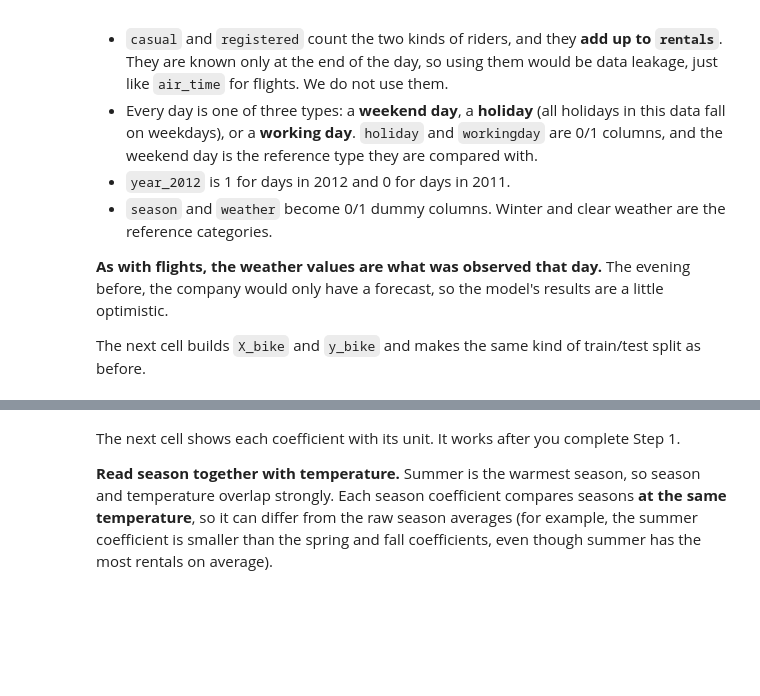
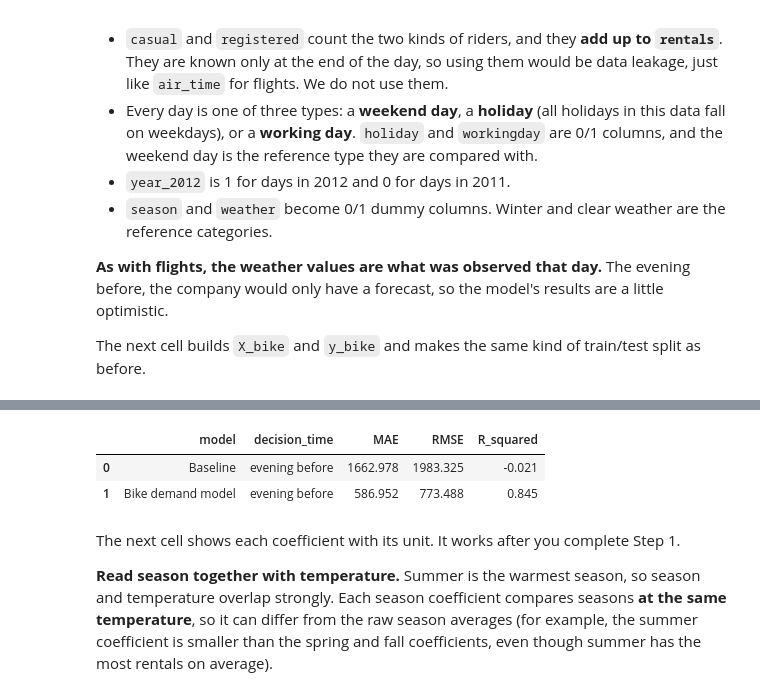
Before and after one commit to diantasmaa/ban6003-week-12-13-diana, a Jupyter notebook: notebooks/module12_linear_regression_guided_lab.ipynb, the cells around one changed output, grey strips where cells are left out. Cells and saved outputs as stored; diff of their text form; code cells hidden in the pictures; blank space fills up the shorter version.

```diff
--- a/notebooks/module12_linear_regression_guided_lab.ipynb
+++ b/notebooks/module12_linear_regression_guided_lab.ipynb
@@ -501,10 +623,33 @@ print("Columns:", list(X_bike.columns))
 # %%
 # Final Practice Step 2
-# Create bike_metrics, a DataFrame with two regression_metrics(...) rows on the test days:
-#   1. "Baseline": the training average for every test day. Hint: np.full(len(y_bike_test), y_bike_train.mean())
-#   2. "Bike demand model": bike_pred
-# Use "evening before" as the decision time for both. Display bike_metrics.round(3), then save it:
-#   bike_metrics.to_csv(output_dir / "bike_demand_metrics_module12.csv", index=False)
+# Create baseline predictions using the training average
+bike_baseline_pred = np.full(len(y_bike_test), y_bike_train.mean())
+
+# Create the metrics DataFrame
+bike_metrics = pd.DataFrame([
+    regression_metrics(
+        "Baseline",
+        "evening before",
+        y_bike_test,
+        bike_baseline_pred
+    ),
+    regression_metrics(
+        "Bike demand model",
+        "evening before",
+        y_bike_test,
+        bike_pred
+    )
+])
+
+# Display results rounded to 3 decimals
+display(bike_metrics.round(3))
+
+# Save the metrics
+bike_metrics.to_csv(output_dir / "bike_demand_metrics_module12.csv", index=False)
+# %% [output]
+|  | model | decision_time | MAE | RMSE | R_squared |
+| 0 | Baseline | evening before | 1662.978 | 1983.325 | -0.021 |
+| 1 | Bike demand model | evening before | 586.952 | 773.488 | 0.845 |
 # %% [markdown]
 The next cell shows each coefficient with its unit. It works after you complete Step 1.
 
```
Also changed, not shown: parts of 25 cells of this notebook, 1 other file.
